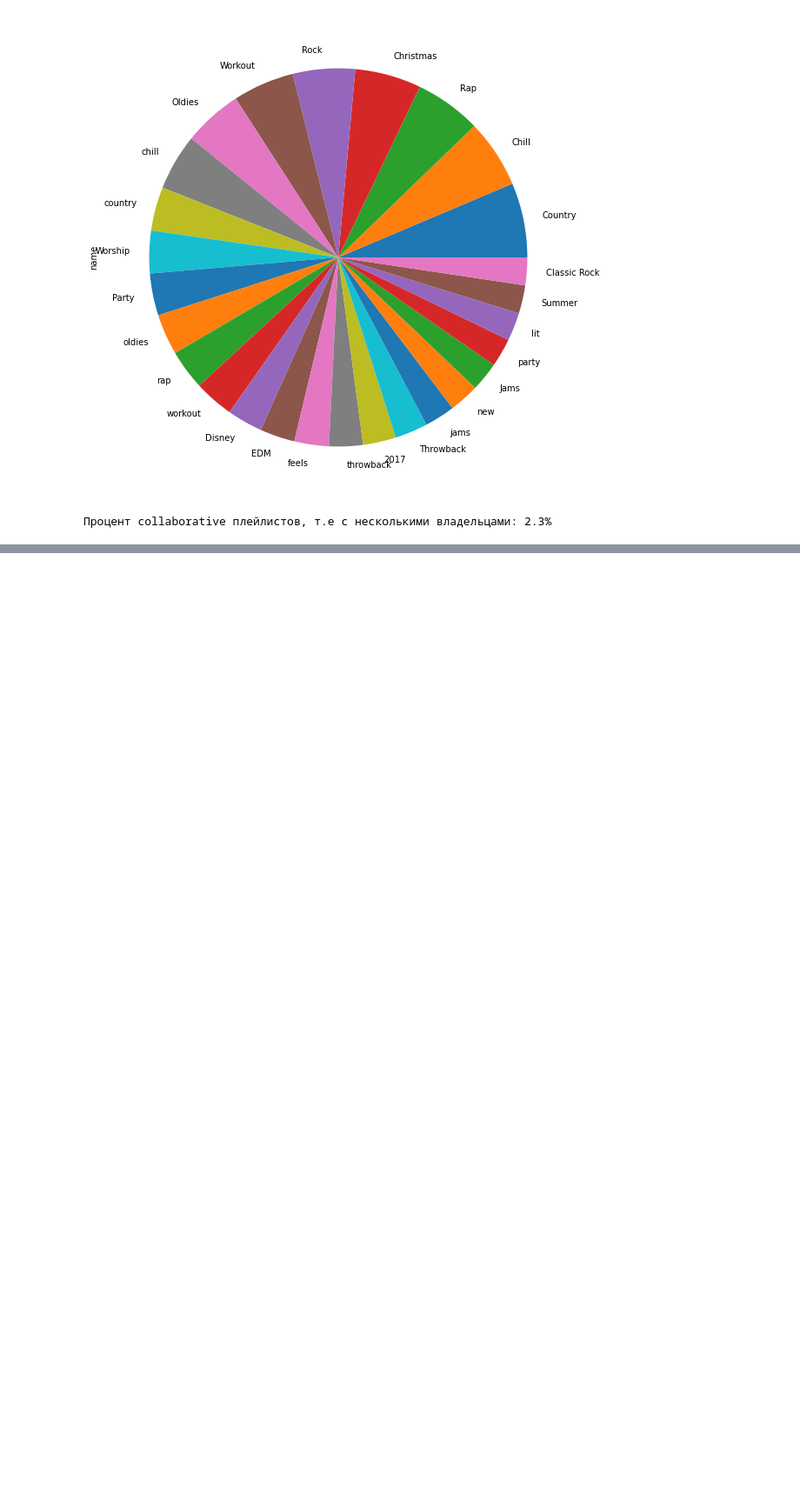
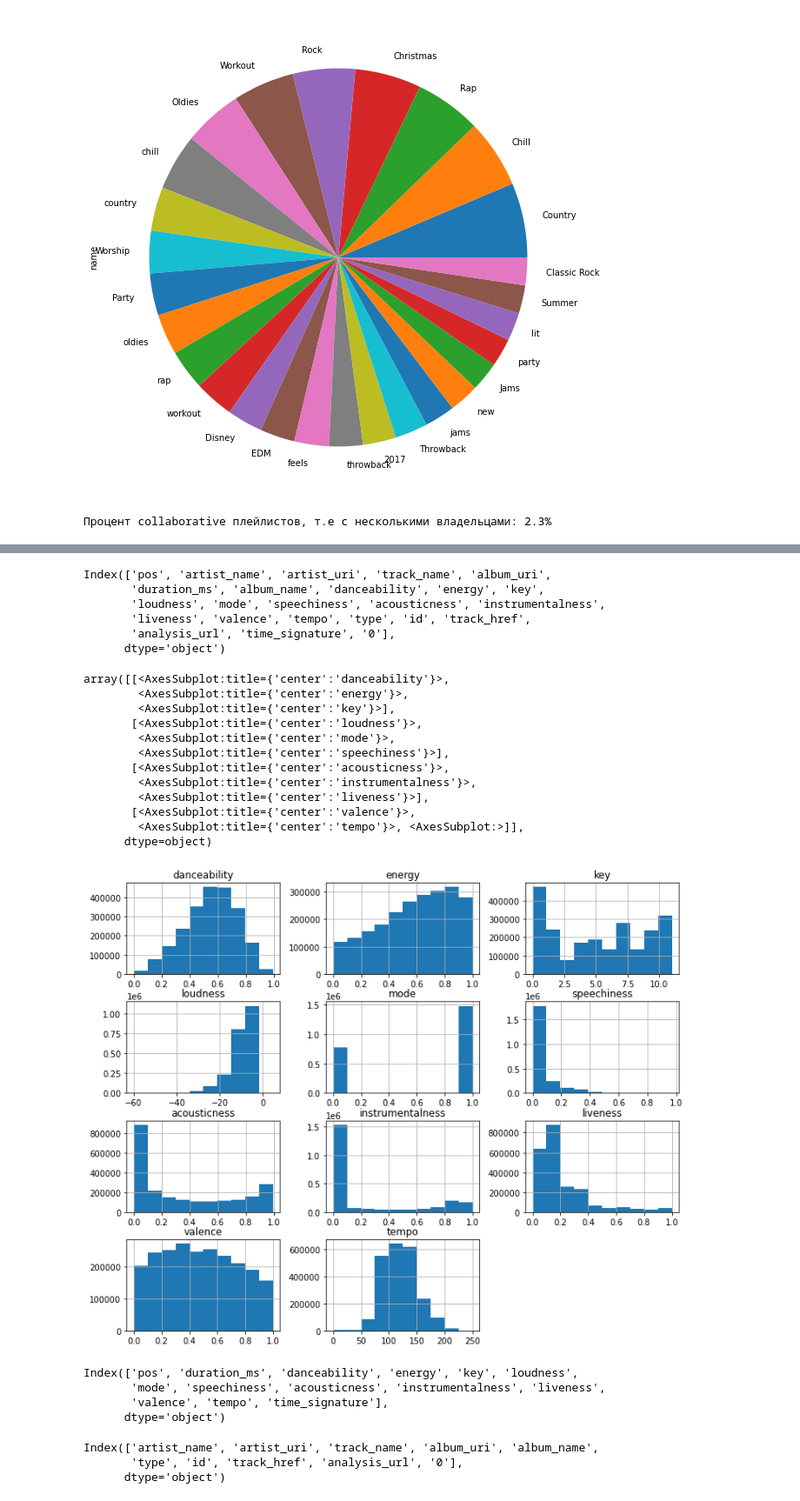
Before and after one commit to BorisovMaksim/Recommendation-system, a Jupyter notebook: notebooks/EDA.ipynb, the cells around one changed output, grey strips where cells are left out. Shown at 87% size. Drawn from its saved outputs; the diff is of its cells as text; code cells hidden in the pictures; blank space fills up the shorter version.

```diff
--- a/notebooks/EDA.ipynb
+++ b/notebooks/EDA.ipynb
@@ -127,0 +198,40 @@ Name: track_uri, Length: 2262292, dtype: object
+# %%
+df_track.columns
+# %% [output]
+Index(['pos', 'artist_name', 'artist_uri', 'track_name', 'album_uri',
+       'duration_ms', 'album_name', 'danceability', 'energy', 'key',
+       'loudness', 'mode', 'speechiness', 'acousticness', 'instrumentalness',
+       'liveness', 'valence', 'tempo', 'type', 'id', 'track_href',
+       'analysis_url', 'time_signature', '0'],
+      dtype='object')
+# %%
+df_track[['danceability', 'energy', 'key',
+       'loudness', 'mode', 'speechiness', 'acousticness', 'instrumentalness',
+       'liveness', 'valence', 'tempo', 'type', 'id']].hist()
+# %% [output]
+array([[<AxesSubplot:title={'center':'danceability'}>,
+        <AxesSubplot:title={'center':'energy'}>,
+        <AxesSubplot:title={'center':'key'}>],
+       [<AxesSubplot:title={'center':'loudness'}>,
+        <AxesSubplot:title={'center':'mode'}>,
+        <AxesSubplot:title={'center':'speechiness'}>],
+       [<AxesSubplot:title={'center':'acousticness'}>,
+        <AxesSubplot:title={'center':'instrumentalness'}>,
+        <AxesSubplot:title={'center':'liveness'}>],
+       [<AxesSubplot:title={'center':'valence'}>,
+        <AxesSubplot:title={'center':'tempo'}>, <AxesSubplot:>]],
+      dtype=object)
+[figure, added]
+# %%
+df_track.select_dtypes(include='number').columns
+# %% [output]
+Index(['pos', 'duration_ms', 'danceability', 'energy', 'key', 'loudness',
+       'mode', 'speechiness', 'acousticness', 'instrumentalness', 'liveness',
+       'valence', 'tempo', 'time_signature'],
+      dtype='object')
+# %%
+df_track.select_dtypes(include='object')
+# %% [output]
+Index(['artist_name', 'artist_uri', 'track_name', 'album_uri', 'album_name',
+       'type', 'id', 'track_href', 'analysis_url', '0'],
+      dtype='object')
```
Also changed, not shown: parts of 28 cells of this notebook, 4 other files.
